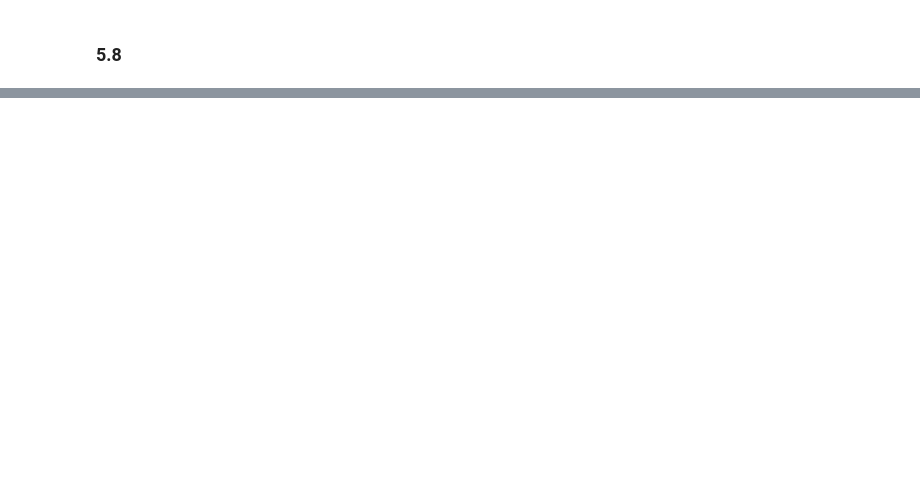
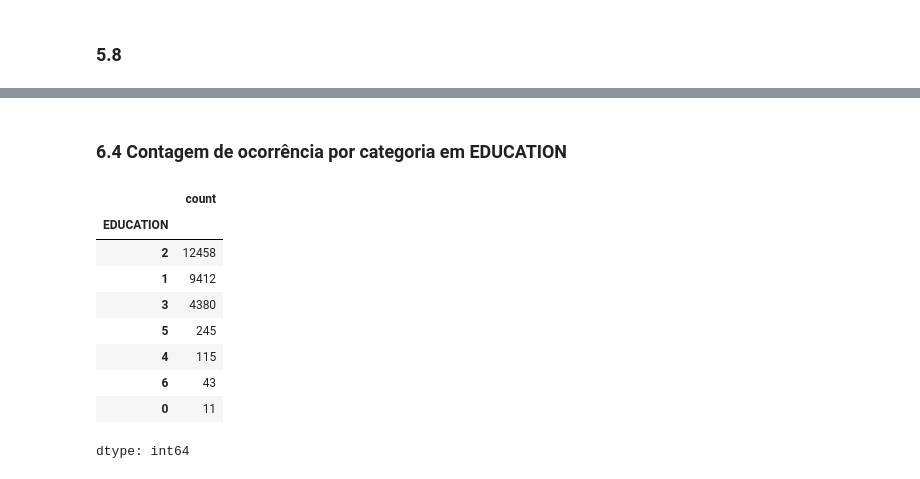
Before and after one commit to Geovani-Cp/curso-git, a Jupyter notebook: PrimeiroProjetoAnaliseDeDados.ipynb, the cells around one changed output, grey strips where cells are left out. Drawn from its saved outputs; the diff is of its cells as text; code cells hidden in the pictures; blank space fills up the shorter version.

```diff
--- a/PrimeiroProjetoAnaliseDeDados.ipynb
+++ b/PrimeiroProjetoAnaliseDeDados.ipynb
@@ -306,0 +352,15 @@ ValueError: invalid literal for int() with base 10: 'Not available'
+# %% [markdown]
+### 6.4 Contagem de ocorrência por categoria em EDUCATION
+# %%
+df_clean_2['EDUCATION'].value_counts()
+# %% [output]
+|  | count |
+| EDUCATION |  |
+| 2 | 12458 |
+| 1 | 9412 |
+| 3 | 4380 |
+| 5 | 245 |
+| 4 | 115 |
+| 6 | 43 |
+| 0 | 11 |
+dtype: int64
```
Also changed, not shown: parts of 17 cells of this notebook.
